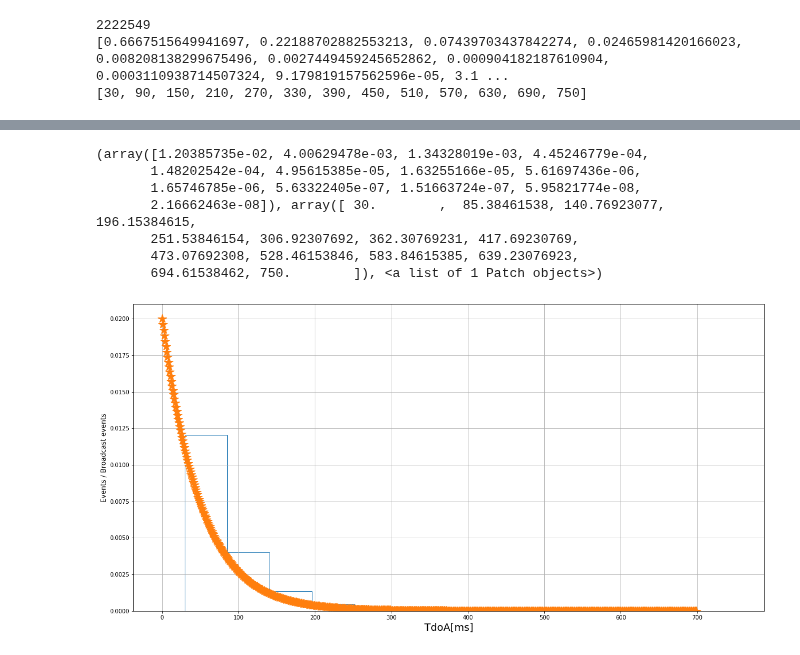
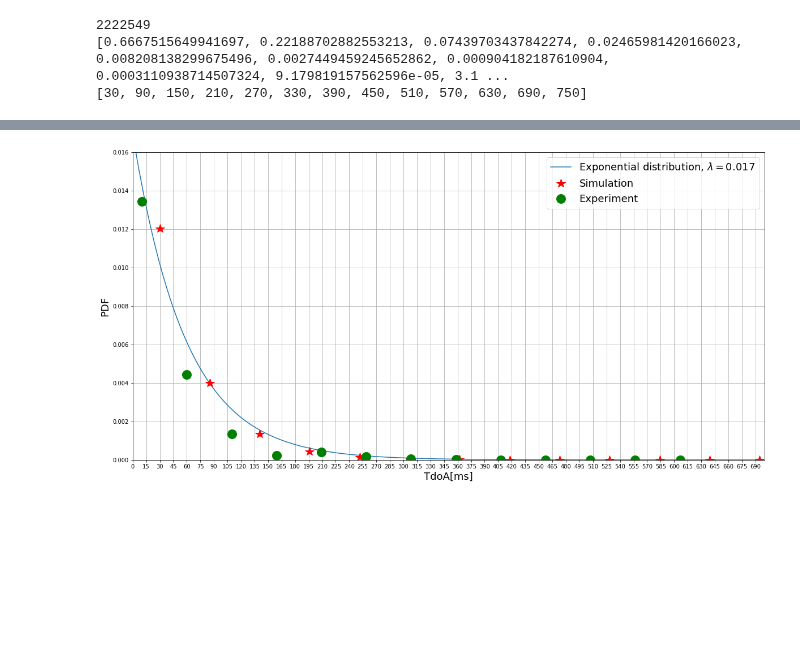
Before and after one commit to ingframin/BroadcastSimulation, a Jupyter notebook: results/Arrivals.ipynb, the cells around one changed output, grey strips where cells are left out. Saved outputs shown, nothing was run; the diff lists cells and outputs as text; code cells hidden in the pictures; blank space fills up the shorter version.

```diff
--- a/results/Arrivals.ipynb
+++ b/results/Arrivals.ipynb
@@ -44,3 +48,25 @@ print(x)
 2222549
 [0.6667515649941697, 0.22188702882553213, 0.07439703437842274, 0.02465981420166023, 0.008208138299675496, 0.0027449459245652862, 0.000904182187610904, 0.0003110938714507324, 9.179819157562596e-05, 3.1 ...
 [30, 90, 150, 210, 270, 330, 390, 450, 510, 570, 630, 690, 750]
+# %%
+ToA_mod = []
+
+for line in mod_sent:
+    l_clean = line.replace('(','').replace(')','').replace("'",'')
+    ls = l_clean.split(',')
+    T = datetime.strptime(ls[0],"%H:%M:%S.%f")
+    ToA_mod.append(T)
+
+dif_mod = []
+
+for i in range(1,len(ToA_mod)):
+    dT = ToA_mod[i] - ToA_mod[i-1]
+    dif_mod.append(dT.total_seconds()*1000)
+# %%
+pt.rcParams["figure.figsize"] = (20,10)
+h = pt.hist(dif,bins=13,density=True,histtype='bar',align='mid', rwidth=0.5)
+print(h)
+h_mod = pt.hist(dif_mod,bins=13,density=True,histtype='step',align='mid')
+pt.grid(True)
+
+pt.show()
@@ -47,31 +82,18 @@ print(x)
 # %%
-pt.rcParams["figure.figsize"] = (20,10)
-h = pt.hist(dif,bins=13,density=True,histtype='step')
-print(h)
-#pt.plot(x,y,'r*',markersize=16)
-#pt.plot(range(0,13),y,'*',markersize=16,label="P(B)=P(S)=50%")
-v = exp_dif(0.02,700,start=0)
-pt.plot(range(0,700),v,'*',markersize=16,label="Exponential $\lambda={}$".format(y[0]))
-#for i_x, i_y in zip(x, y):
-#    pt.text(i_x, i_y+i_y/6, '({}, {})'.format(i_x, i_y))
-
-#pt.legend(fontsize=36)
+v = exp_dif(0.017,700,start=0)
+pt.plot(range(0,700),v,markersize=16,label="Exponential distribution, $\lambda={}$".format(v[0]))
+pt.plot(h[1][0:13],h[0][0:13],'r*',markersize=16, label="Simulation")
+pt.plot(h_mod[1][0:13],h_mod[0][0:13],'go',markersize=16, label="Experiment")
 pt.xlabel(r'TdoA[ms]', fontsize = 18)
-pt.ylabel(r'Events / Broadcast events', fontsize = 12)
-#pt.xticks(range(0,700,15))
-#pt.axis([0,700,0,0.8])
+pt.ylabel(r'PDF', fontsize = 18)
+pt.axis([0,700,0,0.016])
+pt.xticks(range(0,700,15))
 pt.grid(True)
+pt.legend(fontsize=18)
 pt.savefig('toa.pdf',format='pdf',dpi=300, bbox_inches='tight')
 pt.show()
 # %% [output]
-(array([1.20385735e-02, 4.00629478e-03, 1.34328019e-03, 4.45246779e-04,
-       1.48202542e-04, 4.95615385e-05, 1.63255166e-05, 5.61697436e-06,
-       1.65746785e-06, 5.63322405e-07, 1.51663724e-07, 5.95821774e-08,
-       2.16662463e-08]), array([ 30.        ,  85.38461538, 140.76923077, 196.15384615,
-       251.53846154, 306.92307692, 362.30769231, 417.69230769,
-       473.07692308, 528.46153846, 583.84615385, 639.23076923,
-       694.61538462, 750.        ]), <a list of 1 Patch objects>)
-[figure, old version]
+[figure, new version]
 # %%
 with open('dist.txt','w') as f:
     for p in x:
```
Also changed, not shown: parts of 3 cells of this notebook, 4 other files.
